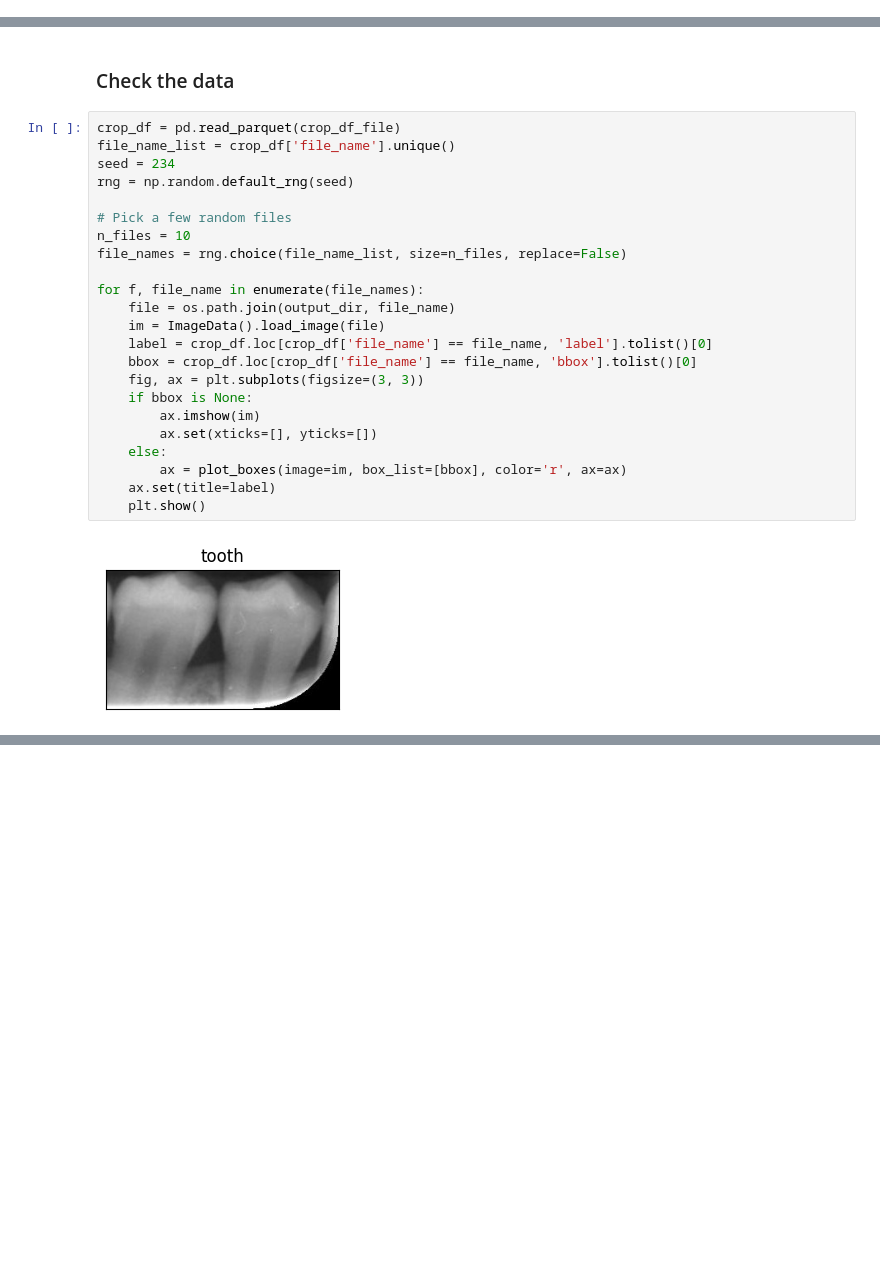
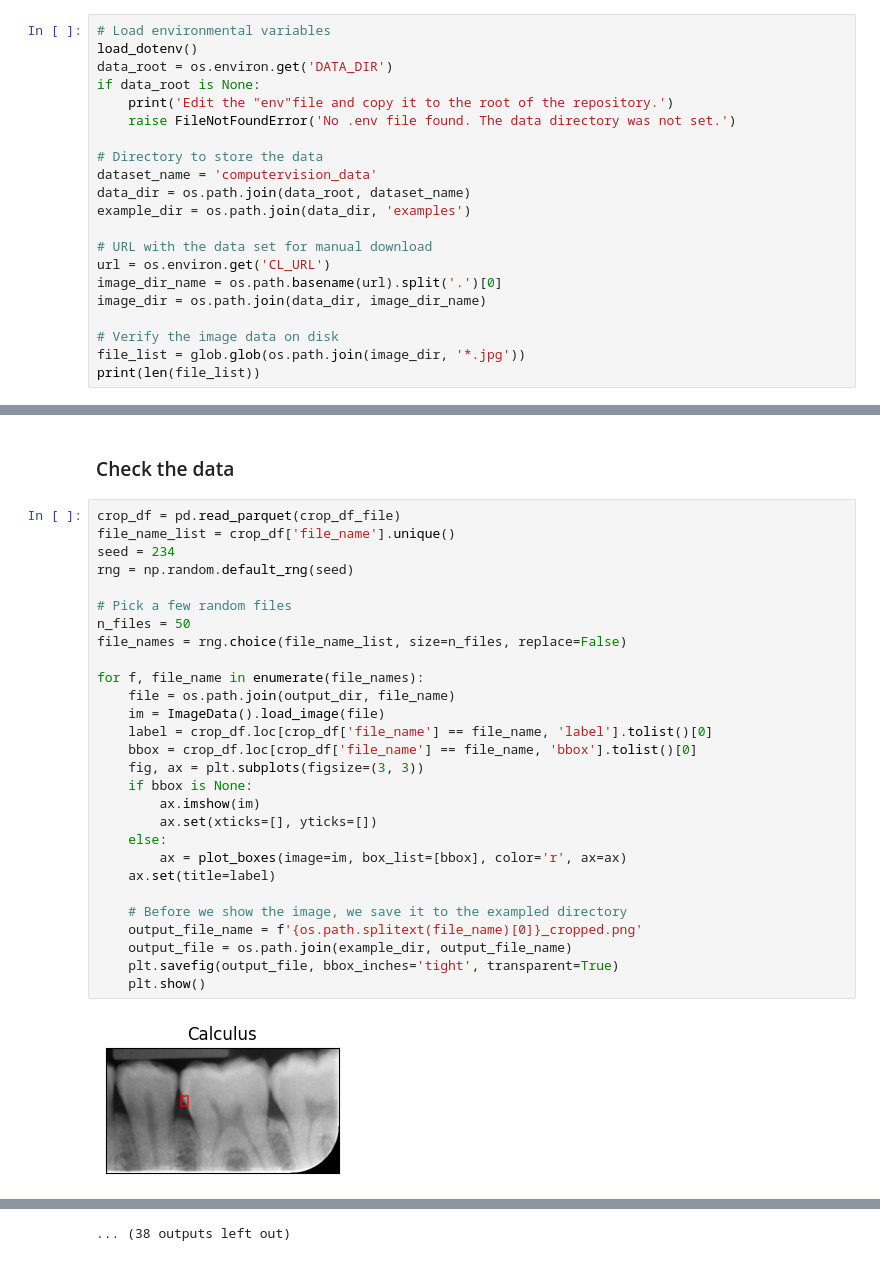
Before and after one commit to ccb-hms/computervision, a Jupyter notebook: notebooks/classification/02_prepare_dataset.ipynb, the cells around one changed output, grey strips where cells are left out. Saved outputs shown, nothing was run; the diff lists cells and outputs as text; blank space fills up the shorter version.

```diff
--- a/notebooks/classification/02_prepare_dataset.ipynb
+++ b/notebooks/classification/02_prepare_dataset.ipynb
@@ -51,0 +44,21 @@ data_dir: /app/data
+# %%
+# Load environmental variables
+load_dotenv()
+data_root = os.environ.get('DATA_DIR')
+if data_root is None:
+    print('Edit the "env"file and copy it to the root of the repository.')
+    raise FileNotFoundError('No .env file found. The data directory was not set.')
+
+# Directory to store the data
+dataset_name = 'computervision_data'
+data_dir = os.path.join(data_root, dataset_name)
+example_dir = os.path.join(data_dir, 'examples')
+
+# URL with the data set for manual download
+url = os.environ.get('CL_URL')
+image_dir_name = os.path.basename(url).split('.')[0]
+image_dir = os.path.join(data_dir, image_dir_name)
+
+# Verify the image data on disk
+file_list = glob.glob(os.path.join(image_dir, '*.jpg'))
+print(len(file_list))
@@ -245,25 +260,30 @@ Number of created in        /app/data/roboflow/dataset_dental_roboflow/cropped:
 # %%
 crop_df = pd.read_parquet(crop_df_file)
 file_name_list = crop_df['file_name'].unique()
 seed = 234
 rng = np.random.default_rng(seed)
 
 # Pick a few random files
-n_files = 10
+n_files = 50
 file_names = rng.choice(file_name_list, size=n_files, replace=False)
 
 for f, file_name in enumerate(file_names):
     file = os.path.join(output_dir, file_name)
     im = ImageData().load_image(file)
     label = crop_df.loc[crop_df['file_name'] == file_name, 'label'].tolist()[0]
     bbox = crop_df.loc[crop_df['file_name'] == file_name, 'bbox'].tolist()[0]
     fig, ax = plt.subplots(figsize=(3, 3))
     if bbox is None:
         ax.imshow(im)
         ax.set(xticks=[], yticks=[])
     else:
         ax = plot_boxes(image=im, box_list=[bbox], color='r', ax=ax)
     ax.set(title=label)
+
+    # Before we show the image, we save it to the exampled directory
+    output_file_name = f'{os.path.splitext(file_name)[0]}_cropped.png'
+    output_file = os.path.join(example_dir, output_file_name)
+    plt.savefig(output_file, bbox_inches='tight', transparent=True)
     plt.show()
 # %% [output]
-[figure, old version]
+[figure, new version]
@@ -278,0 +301 @@ for f, file_name in enumerate(file_names):
+... (38 outputs left out)
```
Also changed, not shown: parts of 6 cells of this notebook, 6 other files.
